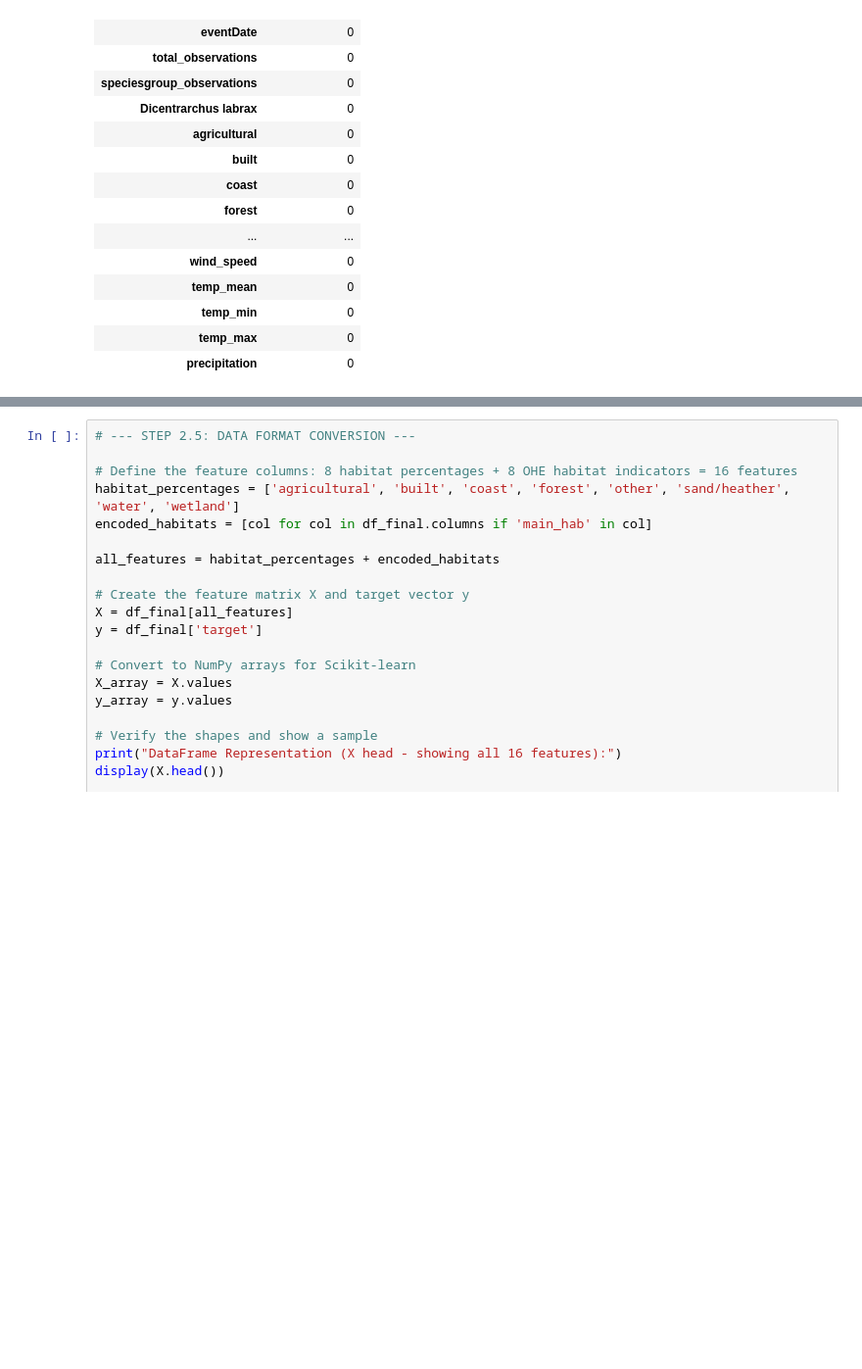
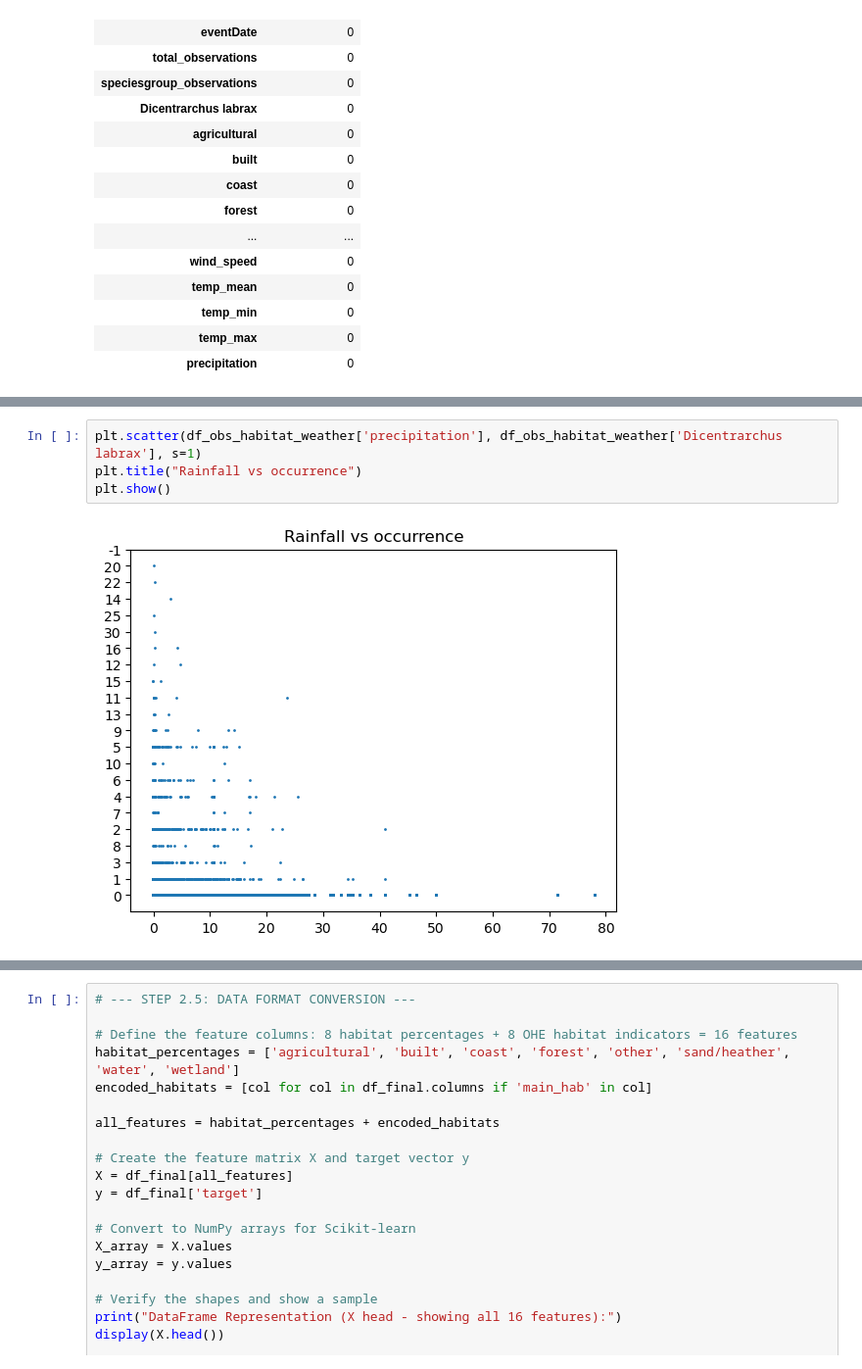
Before and after one commit to XueHu2222/DSAI, a Jupyter notebook: assignment_template_it1.ipynb, the cells around one changed output, grey strips where cells are left out. Shown at 98% size. Cells and saved outputs as stored; diff of their text form; blank space fills up the shorter version.

```diff
--- a/assignment_template_it1.ipynb
+++ b/assignment_template_it1.ipynb
@@ -155,3 +248,9 @@ display(df_clean.isnull().sum().to_frame(name='missing_count'))
+# %%
+plt.scatter(df_obs_habitat_weather['precipitation'], df_obs_habitat_weather['Dicentrarchus labrax'], s=1)
+plt.title("Rainfall vs occurrence")
+plt.show()
+# %% [output]
+[figure, added]
 # %%
 df_clean.describe()
 # %% [output]
```
Also changed, not shown: parts of 6 cells of this notebook.
